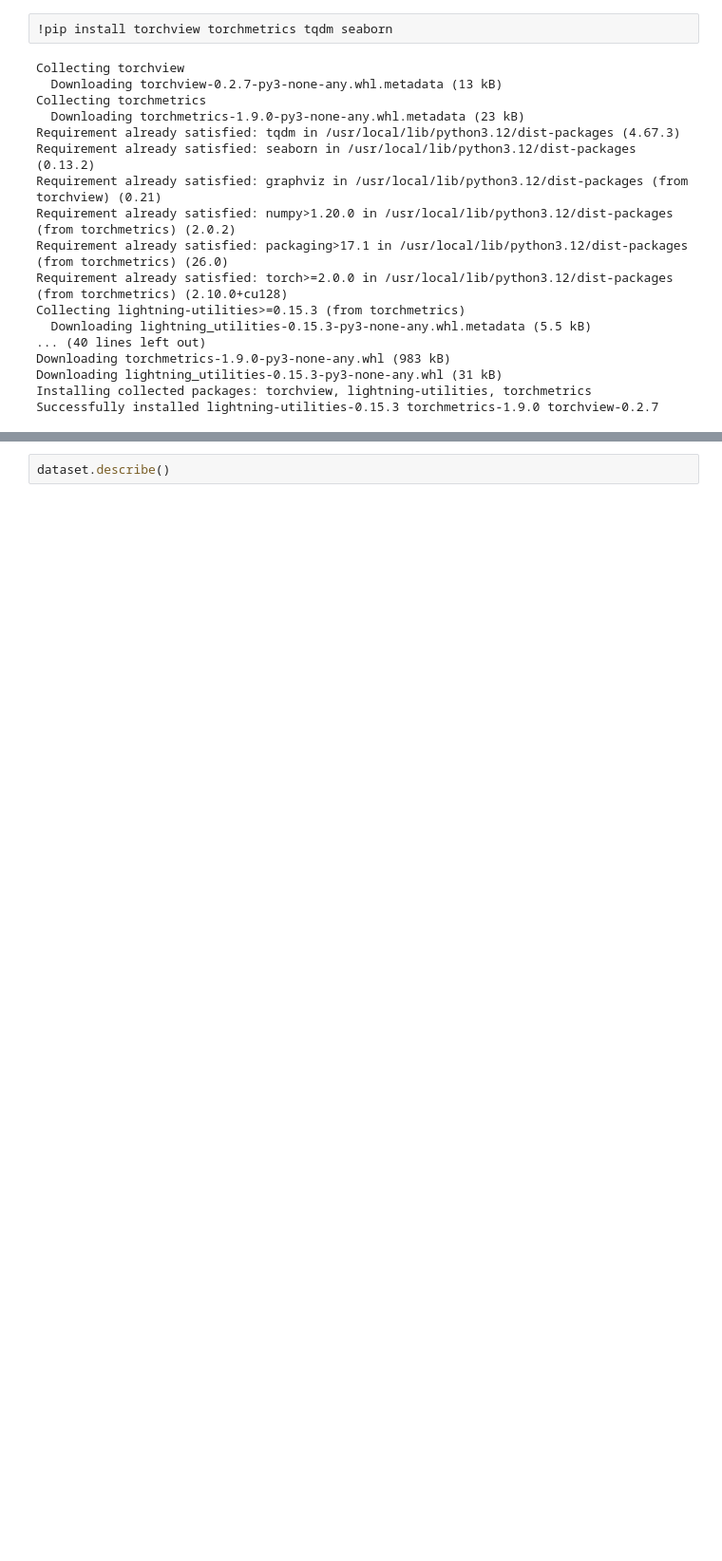
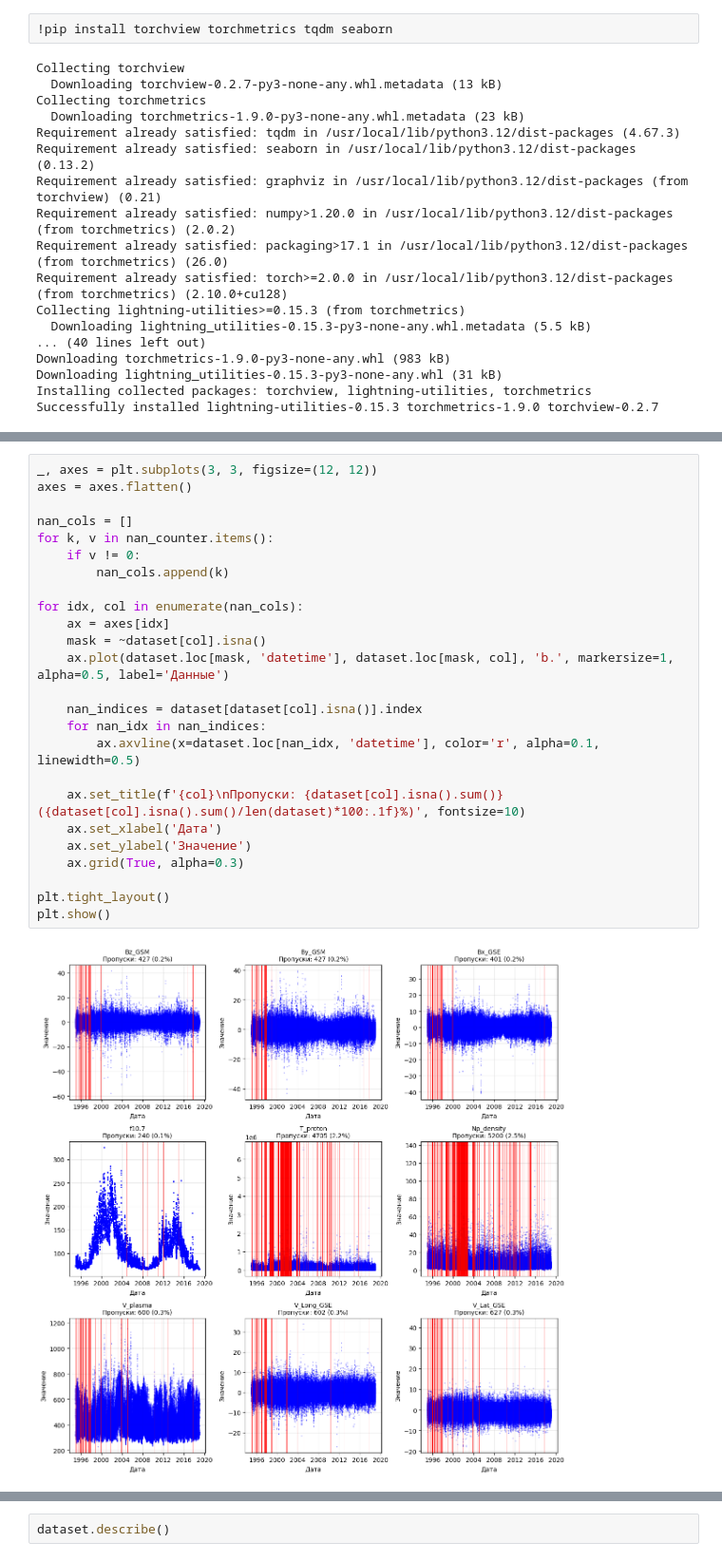
Before and after one commit to neZorinEgor/GeomagneticNet, a Jupyter notebook: notebooks/analisys.ipynb, the cells around one changed output, grey strips where cells are left out. Shown at 95% size. Drawn from its saved outputs; the diff is of its cells as text; blank space fills up the shorter version.

```diff
--- a/notebooks/analisys.ipynb
+++ b/notebooks/analisys.ipynb
@@ -62,3 +90,30 @@ dataset.head()
+# %%
+_, axes = plt.subplots(3, 3, figsize=(12, 12))
+axes = axes.flatten()
+
+nan_cols = []
+for k, v in nan_counter.items():
+    if v != 0:
+        nan_cols.append(k)
+
+for idx, col in enumerate(nan_cols):
+    ax = axes[idx]
+    mask = ~dataset[col].isna()
+    ax.plot(dataset.loc[mask, 'datetime'], dataset.loc[mask, col], 'b.', markersize=1, alpha=0.5, label='Данные')
+
+    nan_indices = dataset[dataset[col].isna()].index
+    for nan_idx in nan_indices:
+        ax.axvline(x=dataset.loc[nan_idx, 'datetime'], color='r', alpha=0.1, linewidth=0.5)
+
+    ax.set_title(f'{col}\nПропуски: {dataset[col].isna().sum()} ({dataset[col].isna().sum()/len(dataset)*100:.1f}%)', fontsize=10)
+    ax.set_xlabel('Дата')
+    ax.set_ylabel('Значение')
+    ax.grid(True, alpha=0.3)
+
+plt.tight_layout()
+plt.show()
+# %% [output]
+[figure, added]
 # %%
 dataset.info()
 # %% [output]
```
Also changed, not shown: parts of 12 cells of this notebook.
